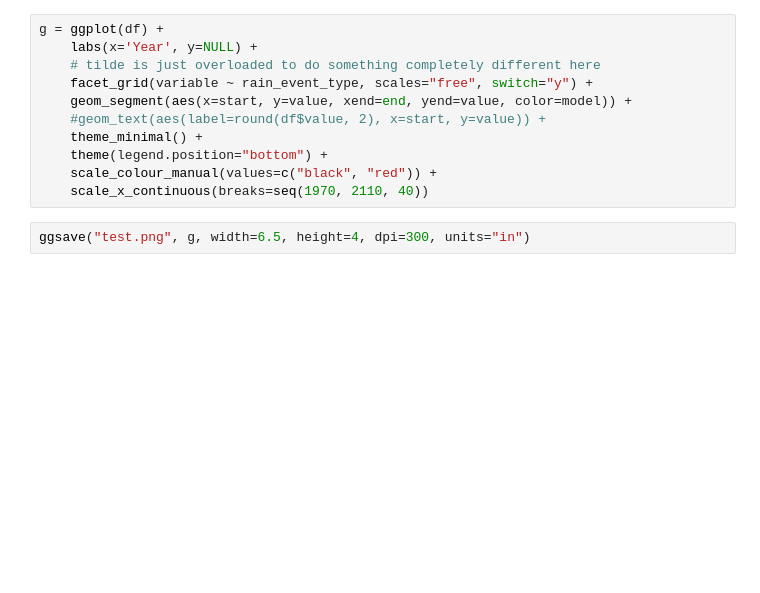
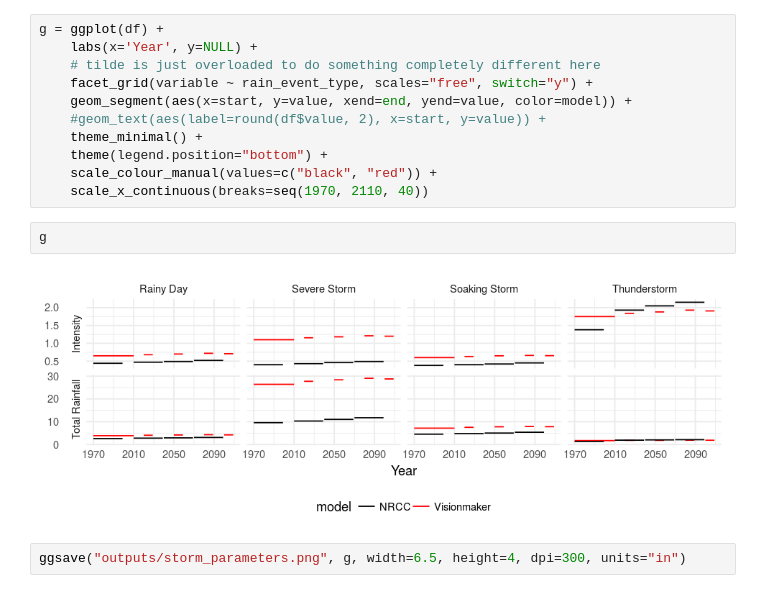
Before and after one commit to jpeacock29/Visionmaker-hydrological-validation, a Jupyter notebook: Storm_parameters_figure.ipynb, the cells around one changed output. Drawn from its saved outputs; the diff is of its cells as text; blank space fills up the shorter version.

```diff
--- a/Storm_parameters_figure.ipynb
+++ b/Storm_parameters_figure.ipynb
@@ -22,5 +22,9 @@ g = ggplot(df) +
     theme(legend.position="bottom") +
     scale_colour_manual(values=c("black", "red")) +
     scale_x_continuous(breaks=seq(1970, 2110, 40))
+# %%
+g
+# %% [output]
+[figure, added]
 # %%
-ggsave("test.png", g, width=6.5, height=4, dpi=300, units="in")
+ggsave("outputs/storm_parameters.png", g, width=6.5, height=4, dpi=300, units="in")
```
Also changed, not shown: 9 other files.
